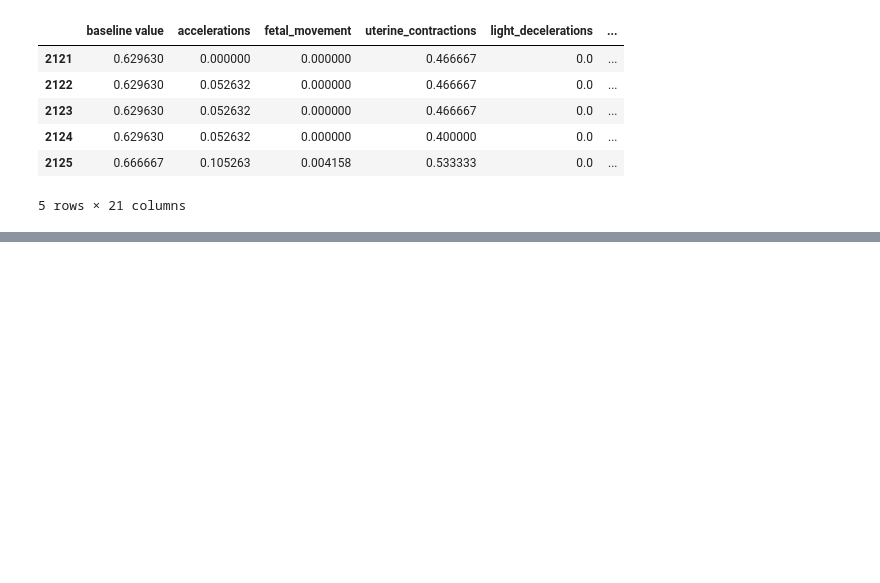
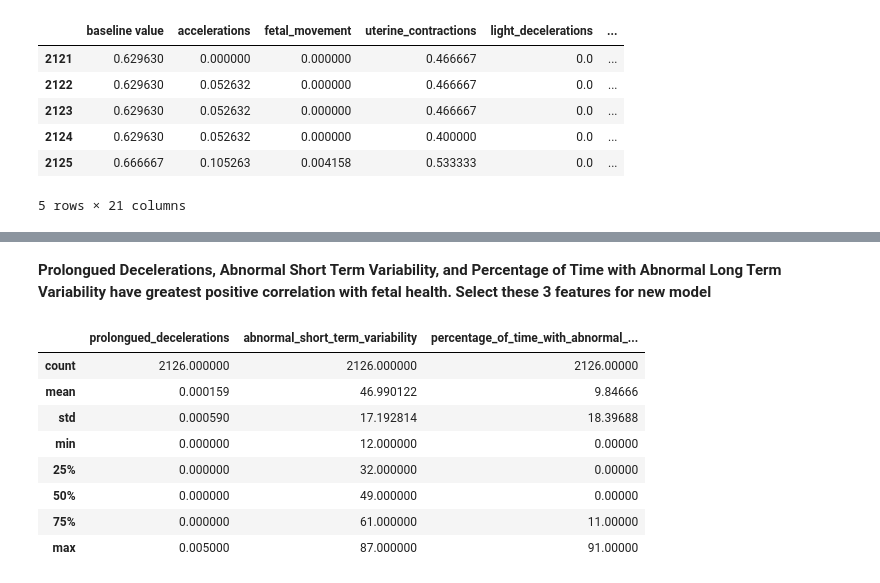
Before and after one commit to colbyeig/Projects-in-Data-Science, a Jupyter notebook: Health-Lab-1.ipynb, the cells around one changed output, grey strips where cells are left out. Cells and saved outputs as stored; diff of their text form; code cells hidden in the pictures; blank space fills up the shorter version.

```diff
--- a/Health-Lab-1.ipynb
+++ b/Health-Lab-1.ipynb
@@ -100,0 +123,20 @@ GaussianNB Classifier Macro F1 Score: 0.593
+# %% [markdown]
+**Prolongued Decelerations, Abnormal Short Term Variability, and Percentage of Time with Abnormal Long Term Variability have greatest positive correlation with fetal health. Select these 3 features for new model**
+# %%
+selected_features = ['prolongued_decelerations',
+                    'abnormal_short_term_variability',
+                    'percentage_of_time_with_abnormal_long_term_variability']
+
+select_features_df = df[selected_features]
+
+select_features_df.describe()
+# %% [output]
+|  | prolongued_decelerations | abnormal_short_term_variability | percentage_of_time_with_abnormal_... |
+| count | 2126.000000 | 2126.000000 | 2126.00000 |
+| mean | 0.000159 | 46.990122 | 9.84666 |
+| std | 0.000590 | 17.192814 | 18.39688 |
+| min | 0.000000 | 12.000000 | 0.00000 |
+| 25% | 0.000000 | 32.000000 | 0.00000 |
+| 50% | 0.000000 | 49.000000 | 0.00000 |
+| 75% | 0.000000 | 61.000000 | 11.00000 |
+| max | 0.005000 | 87.000000 | 91.00000 |
```
Also changed, not shown: parts of 8 cells of this notebook.
